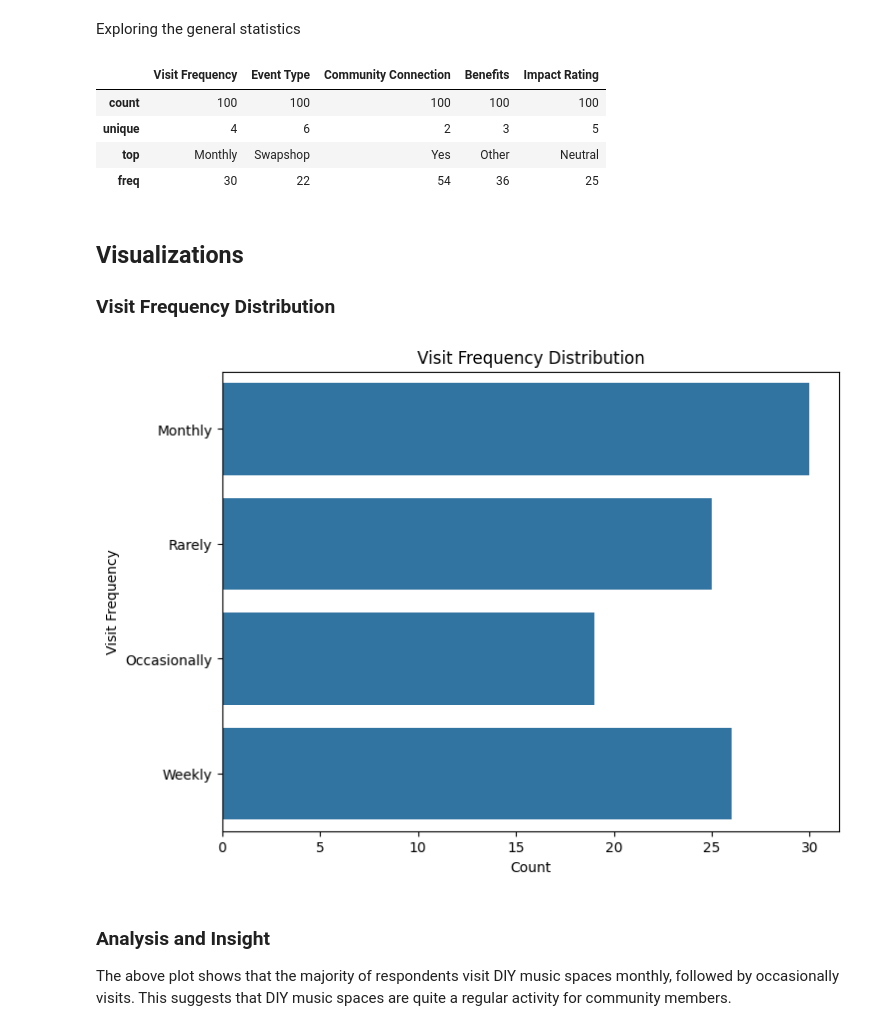
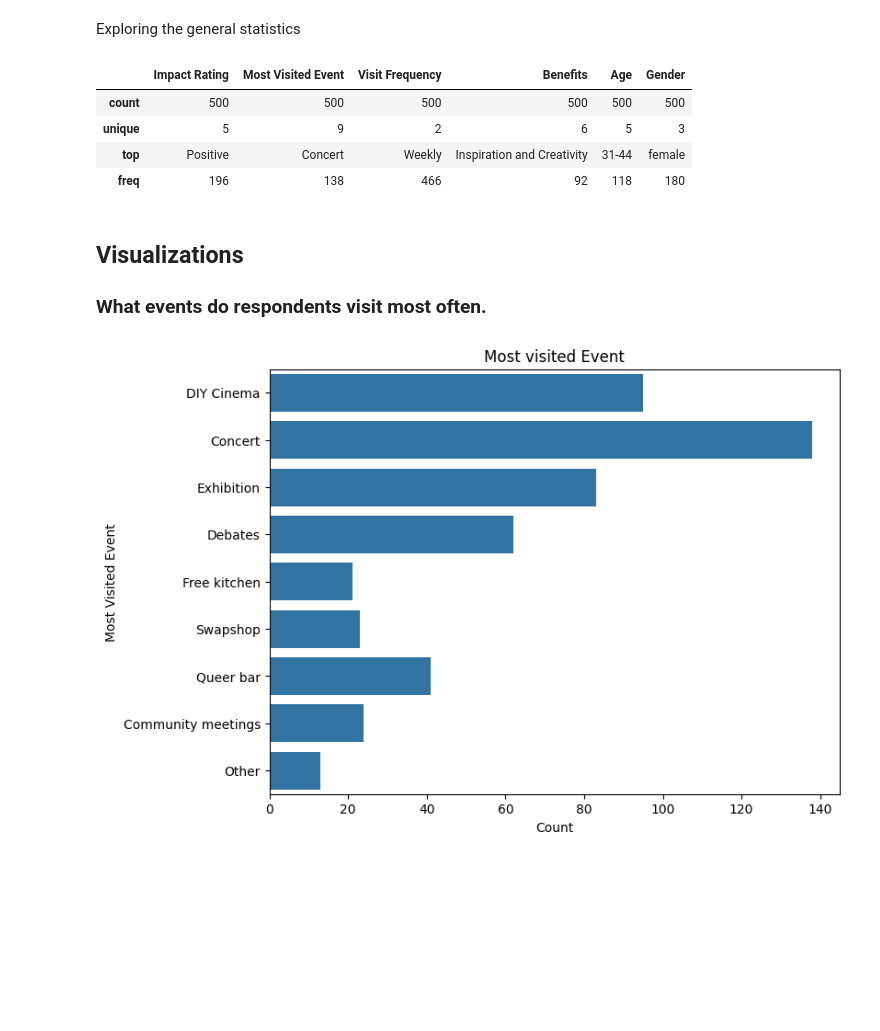
Before and after one commit to tsvikina/portfolio, a Jupyter notebook: DIY-spaces-and-local-communities/analysis.ipynb, the cells around one changed output. Saved outputs shown, nothing was run; the diff lists cells and outputs as text; code cells hidden in the pictures; blank space fills up the shorter version.

```diff
--- a/DIY-spaces-and-local-communities/analysis.ipynb
+++ b/DIY-spaces-and-local-communities/analysis.ipynb
@@ -8,6 +8,6 @@ import seaborn as sns
 # %% [markdown]
 Loading the generated responses in a DataFrame and checking if rows loaded correctly
 # %%
-survey_data = pd.read_csv('generated_survey_responses.csv')
+survey_data = pd.read_csv('simplified_responses.csv')
 survey_data.head()
 # %% [output]
@@ -26,25 +26,22 @@ Exploring the general statistics
 # %%
 survey_data.describe(include = 'all')
 # %% [output]
-|  | Visit Frequency | Event Type | Community Connection | Benefits | Impact Rating |
-| count | 100 | 100 | 100 | 100 | 100 |
-| unique | 4 | 6 | 2 | 3 | 5 |
-| top | Monthly | Swapshop | Yes | Other | Neutral |
-| freq | 30 | 22 | 54 | 36 | 25 |
+|  | Impact Rating | Most Visited Event | Visit Frequency | Benefits | Age | Gender |
+| count | 500 | 500 | 500 | 500 | 500 | 500 |
+| unique | 5 | 9 | 2 | 6 | 5 | 3 |
+| top | Positive | Concert | Weekly | Inspiration and Creativity | 31-44 | female |
+| freq | 196 | 138 | 466 | 92 | 118 | 180 |
-# %% [markdown]
-## Visualizations
-
-### Visit Frequency Distribution
+# %% [markdown]
+## Visualizations
+
+### What events do respondents visit most often.
 # %%
 plt.figure(figsize = (8, 6))
-sns.countplot(y = 'Visit Frequency', data = survey_data)
-plt.title('Visit Frequency Distribution')
+sns.countplot(y = 'Most Visited Event', data = survey_data)
+plt.title('Most visited Event')
 plt.xlabel('Count')
-plt.ylabel('Visit Frequency')
+plt.ylabel('Most Visited Event')
 
 plt.show()
 # %% [output]
-[figure, old version]
+[figure, new version]
-# %% [markdown]
-### Analysis and Insight
-The above plot shows that the majority of respondents visit DIY music spaces monthly, followed by occasionally visits. This suggests that DIY music spaces are quite a regular activity for community members.
```
Also changed, not shown: parts of 7 cells of this notebook, 6 other files.
